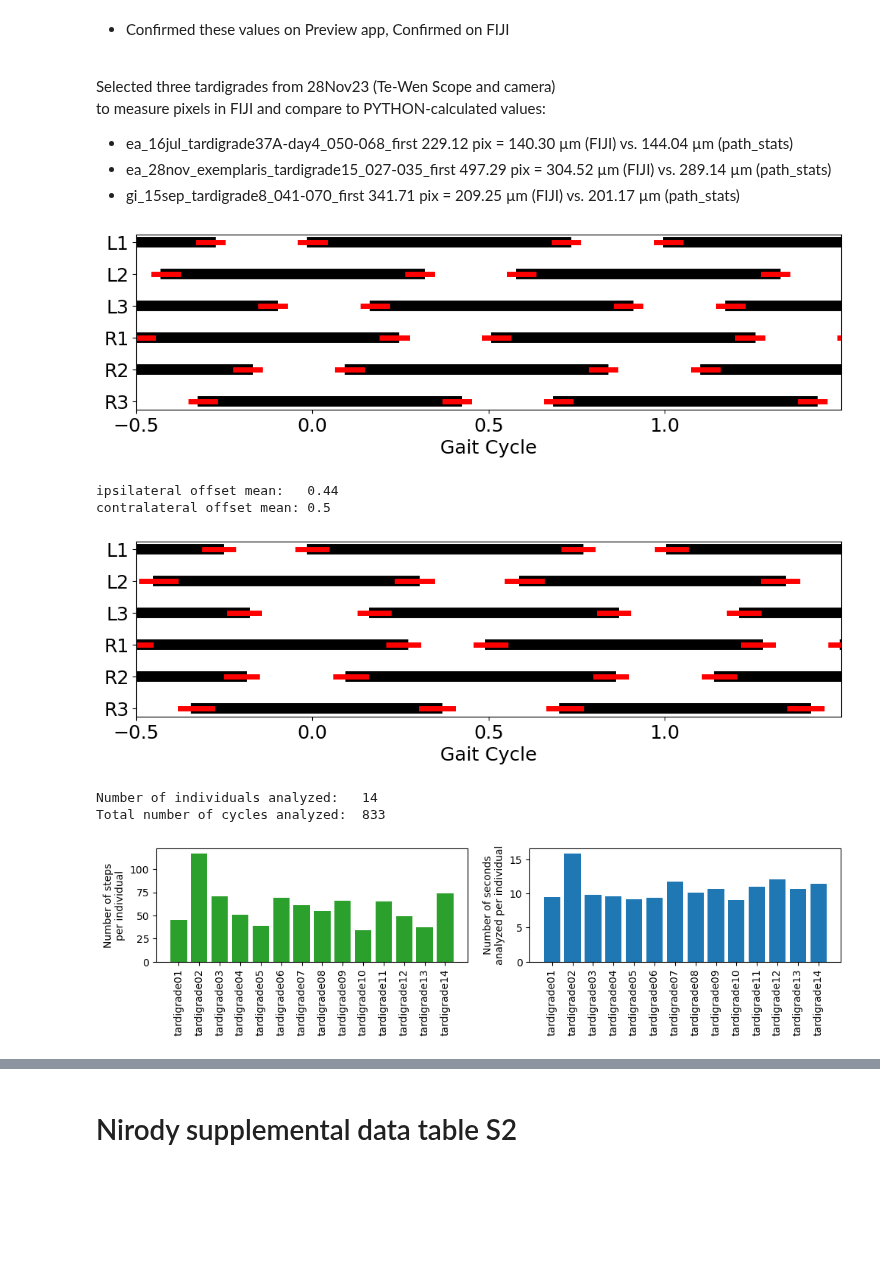
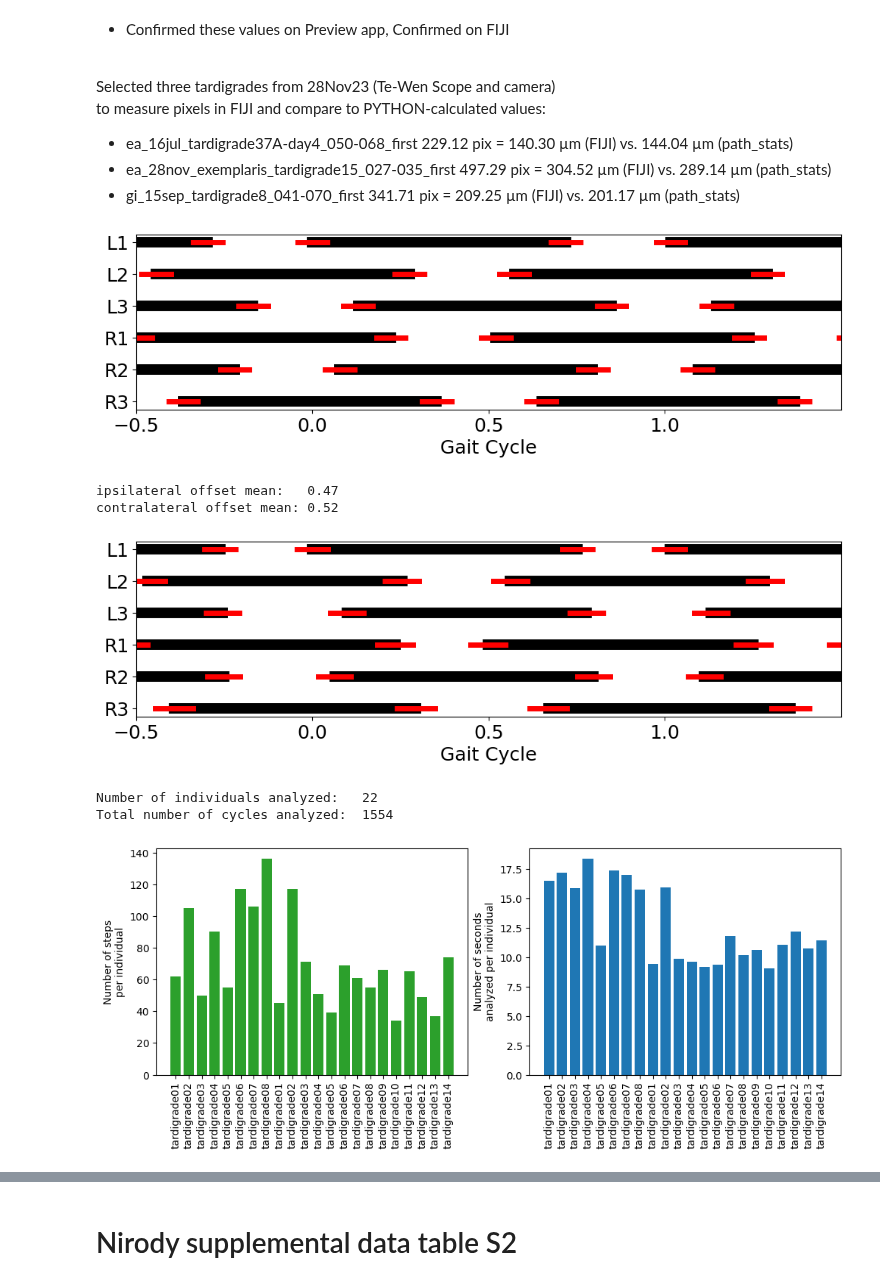
Before and after one commit to enwudz/gait, a Jupyter notebook: Kinematics Overview.ipynb, the cells around one changed output, grey strips where cells are left out. Drawn from its saved outputs; the diff is of its cells as text; code cells hidden in the pictures; blank space fills up the shorter version.

```diff
--- a/Kinematics Overview.ipynb
+++ b/Kinematics Overview.ipynb
@@ -26,7 +27,7 @@ all_exemplaris_through_9Nov23_combined.xlsx
 iw_9Nov23_exemplaris_inverted_combined.xlsx
 # %%
 # specify the data file
-data_file = 'iw_9Nov23_exemplaris_inverted_combined.xlsx'
+data_file = 'iw_11Dec23_and_9Nov23_15Dec-combined.xlsx'
 # %% [markdown]
 # Nirody Figure 1
 # %%
@@ -160,7 +161,7 @@ plt.yticks(fontsize=18)
 plt.xticks(fontsize=18)
 plt.show()
 # %% [output]
-[figure, old version]
+[figure, new version]
 # %%
 '''
 Nirody figure 1C ... podogram
@@ -286,38 +287,38 @@ plt.yticks(fontsize=18)
 plt.xticks(fontsize=18)
 plt.show()
 # %% [output]
-ipsilateral offset mean:   0.44
-contralateral offset mean: 0.5
+ipsilateral offset mean:   0.47
+contralateral offset mean: 0.52
-[figure, old version]
+[figure, new version]
 # %%
 # report number of steps analyzed per individual
 print('Number of individuals analyzed:  ', len(individuals))
 print('Total number of cycles analyzed: ', total_steps_overall)
-f,(a1,a2) = plt.subplots(1,2,figsize=(12,2))
+f,(a1,a2) = plt.subplots(1,2,figsize=(12,4))
 for i, individual in enumerate(individuals):
     a1.bar(i, total_steps[individual], color = 'tab:green')
 a1.set_ylabel('Number of steps\nper individual')
 a1.set_xticks(np.arange(0,len(individuals)))
 a1.set_xticklabels([x.split('_')[2] for x in individuals], rotation=90)
 
 # report total time collecting step data per individual
 # load data from gait_styles sheet
 fps = 33
 gait_df = pd.read_excel(data_file, sheet_name='gait_summaries', index_col=None)
 gait_df.head(3)
 individuals = gait_df.Identifier.values
 secs_analyzed = gait_df['Number of frames'].values / fps
 for i, individual in enumerate(individuals):
     a2.bar(i, secs_analyzed[i], color = 'tab:blue')
 a2.set_ylabel('Number of seconds\nanalyzed per individual')
 a2.set_xticks(np.arange(0,len(individuals)))
 a2.set_xticklabels([x.split('_')[2] for x in individuals], rotation=90)
 
 plt.show()
 # %% [output]
-Number of individuals analyzed:   14
-Total number of cycles analyzed:  833
+Number of individuals analyzed:   22
+Total number of cycles analyzed:  1554
-[figure, old version]
+[figure, new version]
 # %%
 '''
 Nirody figure 1D ...
```
Also changed, not shown: parts of 6 cells of this notebook, 1 other file.
